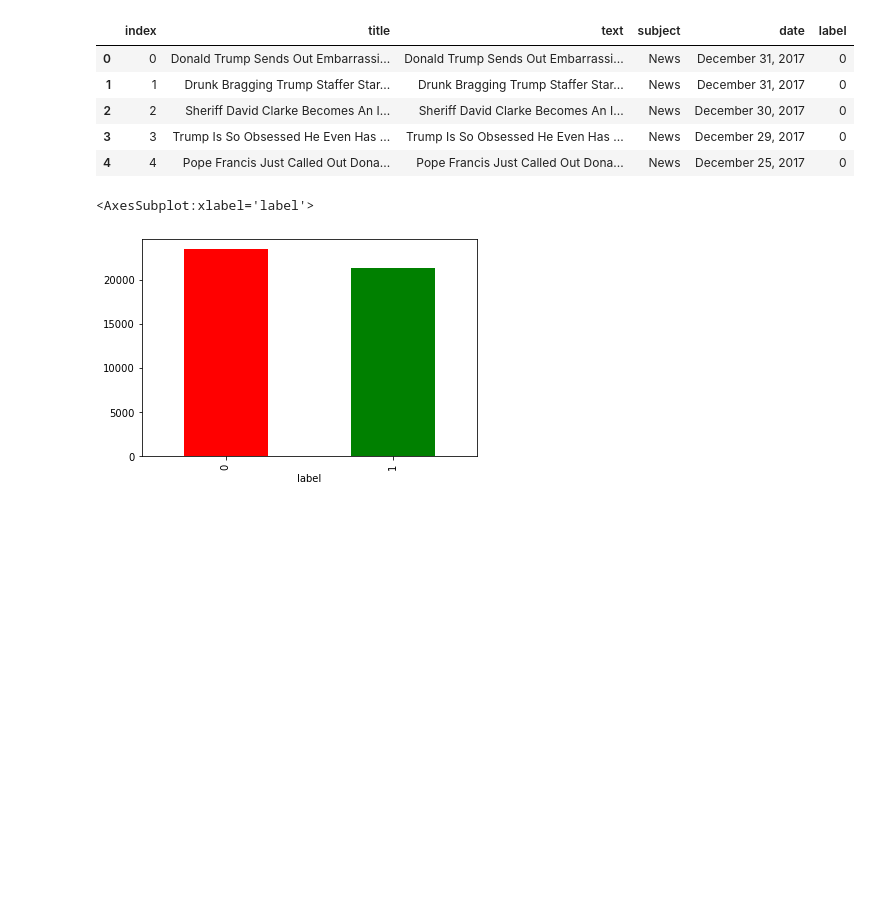
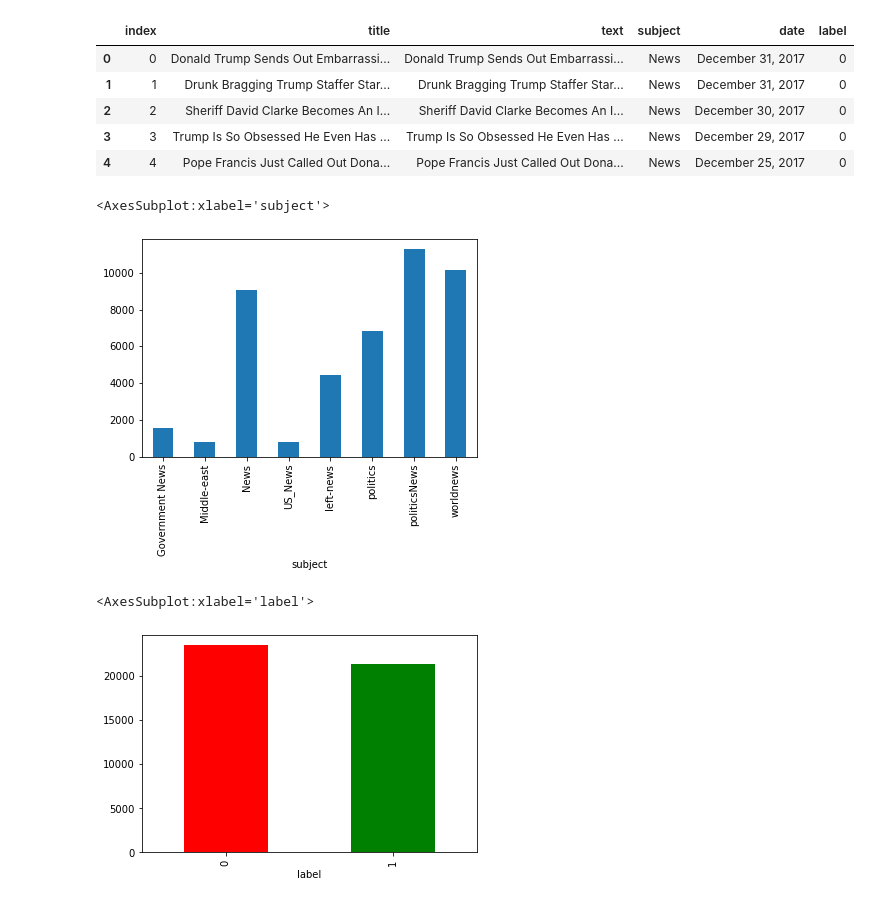
Before and after one commit to nayemmajhar/fake-news-detection, a Jupyter notebook: code/fake-news-detection-tensorflow.ipynb, the cells around one changed output. Saved outputs shown, nothing was run; the diff lists cells and outputs as text; code cells hidden in the pictures; blank space fills up the shorter version.

```diff
--- a/code/fake-news-detection-tensorflow.ipynb
+++ b/code/fake-news-detection-tensorflow.ipynb
@@ -42,4 +44,10 @@ df.head()
 | 2 | 2 | Sheriff David Clarke Becomes An I... | Sheriff David Clarke Becomes An I... | News | December 30, 2017 | 0 |
 | 3 | 3 | Trump Is So Obsessed He Even Has ... | Trump Is So Obsessed He Even Has ... | News | December 29, 2017 | 0 |
 | 4 | 4 | Pope Francis Just Called Out Dona... | Pope Francis Just Called Out Dona... | News | December 25, 2017 | 0 |
+# %%
+# news categories
+df.groupby('subject').label.count().plot.bar()
+# %% [output]
+<AxesSubplot:xlabel='subject'>
+[figure, added]
 # %%
```
Also changed, not shown: parts of 25 cells of this notebook.
